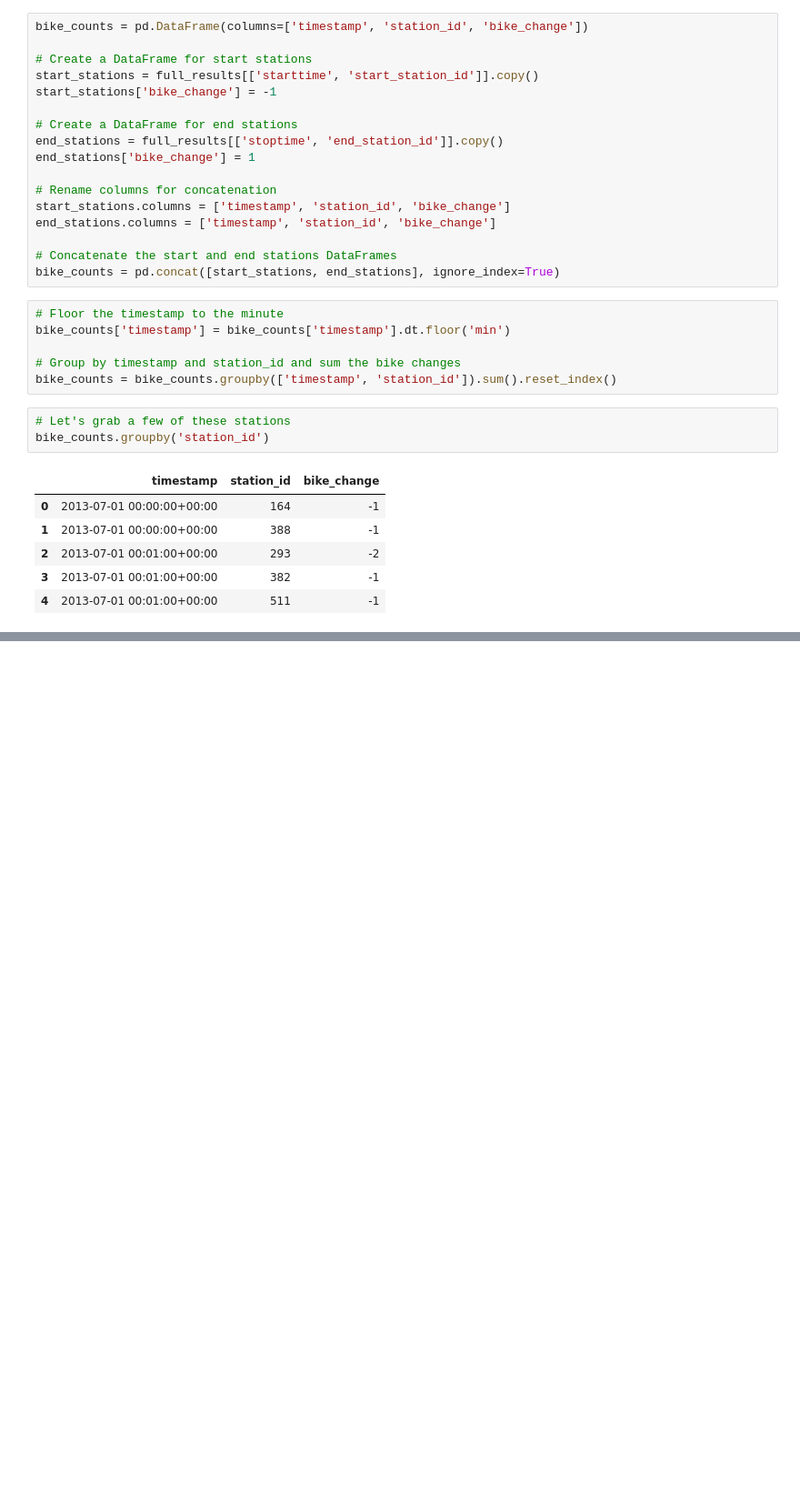
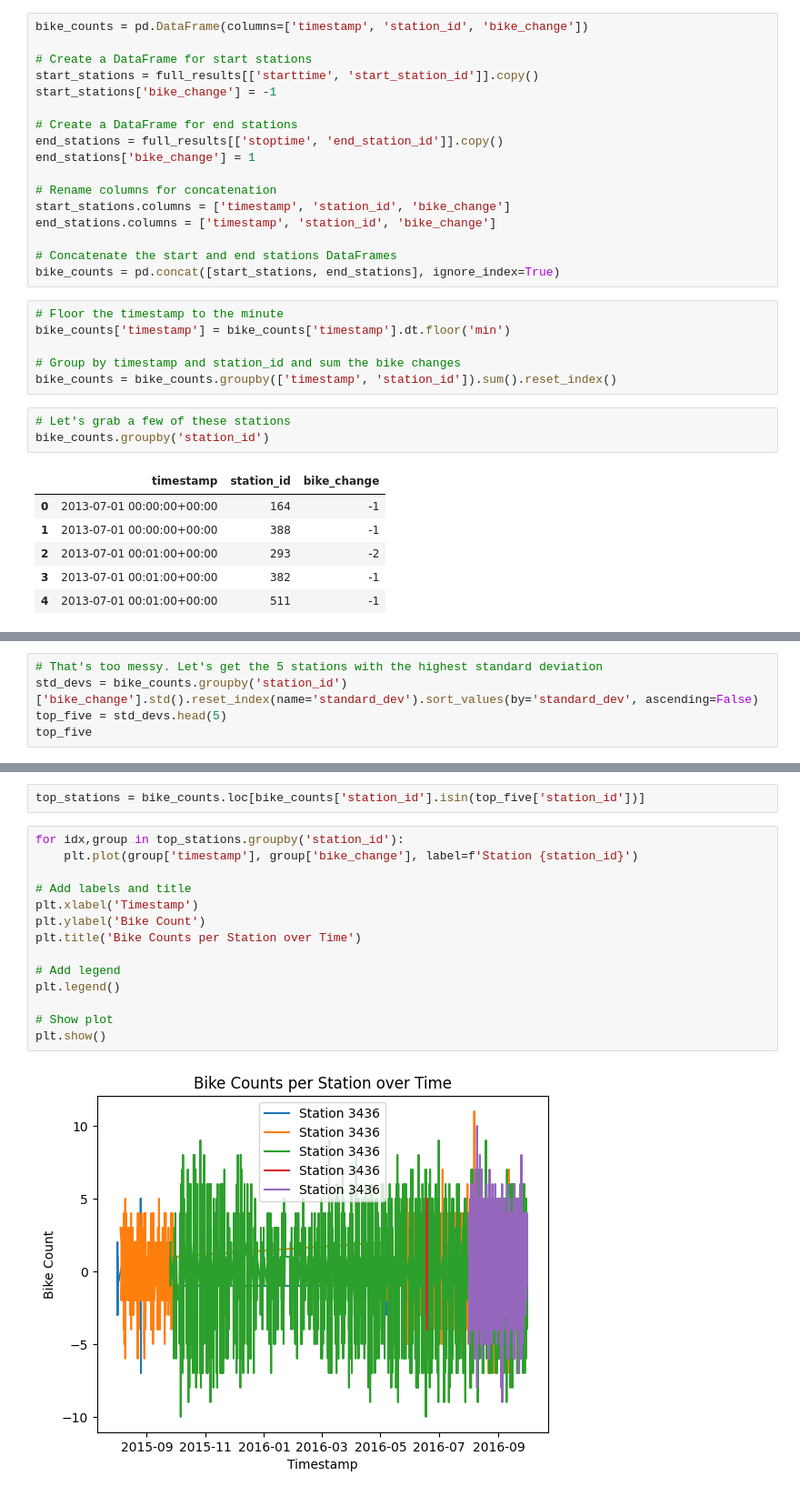
Before and after one commit to danep93/citibike_analysis, a Jupyter notebook: station_timeseries.ipynb, the cells around one changed output, grey strips where cells are left out. Shown: that part at 91% size. Cells and saved outputs as stored; diff of their text form; blank space fills up the shorter version.

Commit message:
adding some extra filtering to station timeseries

```diff
--- a/station_timeseries.ipynb
+++ b/station_timeseries.ipynb
@@ -101,0 +93,5 @@ KeyboardInterrupt:
+# %%
+# That's too messy. Let's get the 5 stations with the highest standard deviation
+std_devs = bike_counts.groupby('station_id')['bike_change'].std().reset_index(name='standard_dev').sort_values(by='standard_dev', ascending=False)
+top_five = std_devs.head(5)
+top_five
@@ -101,0 +105,18 @@ KeyboardInterrupt:
+# %%
+top_stations = bike_counts.loc[bike_counts['station_id'].isin(top_five['station_id'])]
+# %%
+for idx,group in top_stations.groupby('station_id'):
+    plt.plot(group['timestamp'], group['bike_change'], label=f'Station {station_id}')
+
+# Add labels and title
+plt.xlabel('Timestamp')
+plt.ylabel('Bike Count')
+plt.title('Bike Counts per Station over Time')
+
+# Add legend
+plt.legend()
+
+# Show plot
+plt.show()
+# %% [output]
+[figure, added]
```
Also changed, not shown: parts of 4 cells of this notebook.
